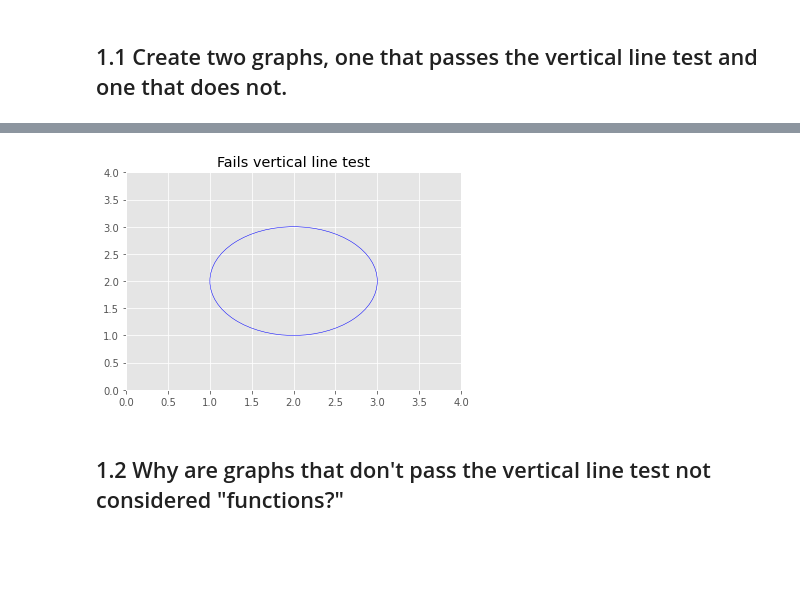
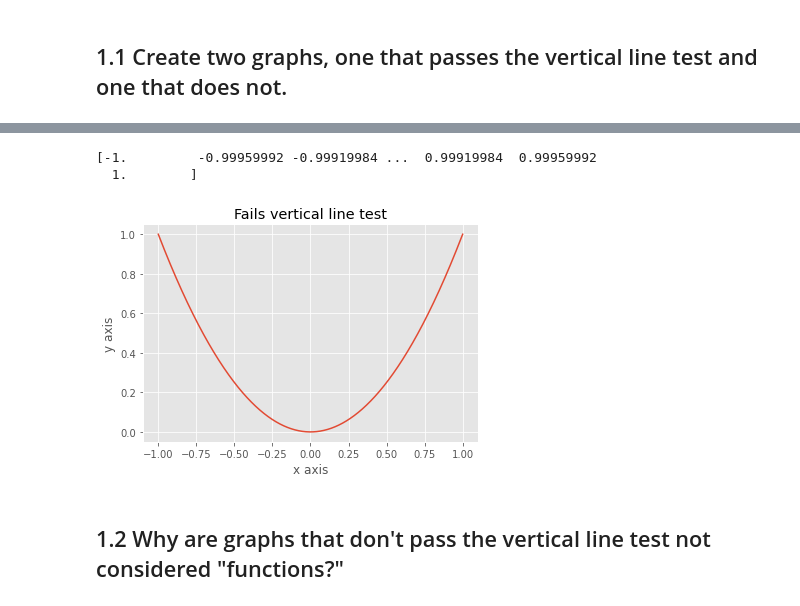
Before and after one commit to bloominstituteoftechnology/DS-Unit-1-Sprint-3-Linear-Algebra, a Jupyter notebook: High_Dimensional_Data_Edwina_Palmer_LS_DS_133_High_Dimensional_Data_Assignment.ipynb, the cells around one changed output, grey strips where cells are left out. Drawn from its saved outputs; the diff is of its cells as text; code cells hidden in the pictures; blank space fills up the shorter version.

```diff
--- a/High_Dimensional_Data_Edwina_Palmer_LS_DS_133_High_Dimensional_Data_Assignment.ipynb
+++ b/High_Dimensional_Data_Edwina_Palmer_LS_DS_133_High_Dimensional_Data_Assignment.ipynb
@@ -26,14 +24,16 @@ plt.show()
-# %%
-circle = plt.Circle((2,2),1, color='b', fill = False)
-ax = plt.gca()
-ax.add_artist(circle);
-plt.xlim((0,4))
-plt.ylim((0,4))
-plt.title('Fails vertical line test')
-
-plt.show()
-# %% [output]
-[figure, removed]
+# %%
+x=linspace(-1,1,5000)
+y=x**2
+plot(x,y)
+xlabel("x axis")
+ylabel("y axis")
+plt.title('Fails vertical line test')
+print(x)
+plt.show()
+# %% [output]
+[-1.         -0.99959992 -0.99919984 ...  0.99919984  0.99959992
+  1.        ]
+[figure, added]
 # %% [markdown]
 ## 1.2 Why are graphs that don't pass the vertical line test not considered "functions?"
 # %% [markdown]
```
Also changed, not shown: parts of 1 cell of this notebook.
